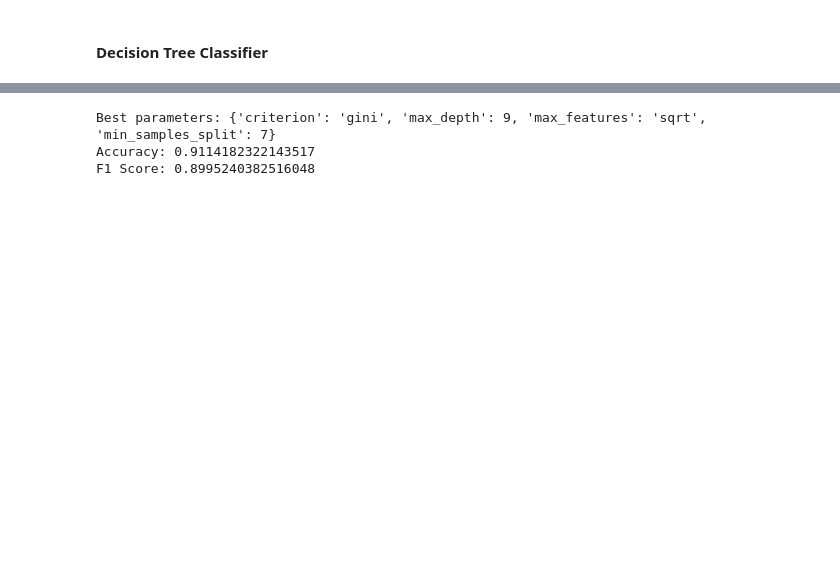
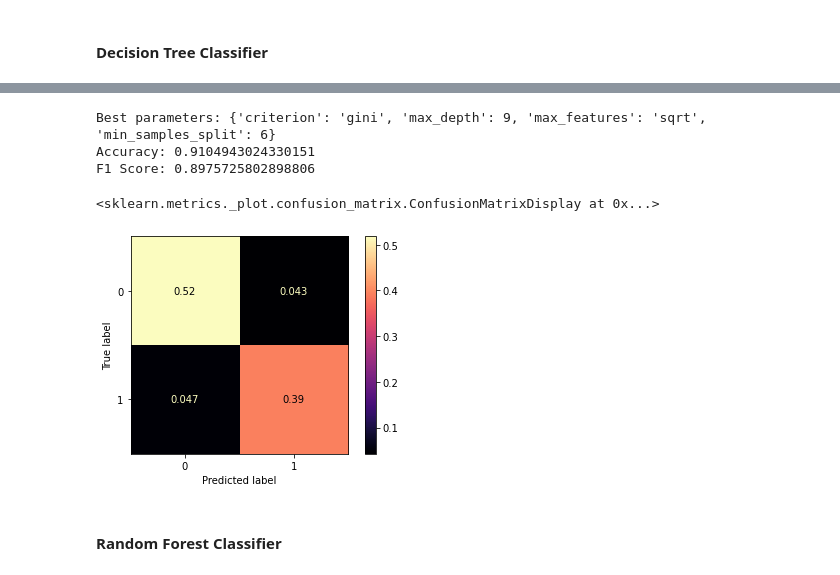
Before and after one commit to Dogecat0/kaggle_projects, a Jupyter notebook: kaggle_airline_passenger_satisfaction/airline_passenger_satisfaction_analysis.ipynb, the cells around one changed output, grey strips where cells are left out. Drawn from its saved outputs; the diff is of its cells as text; code cells hidden in the pictures; blank space fills up the shorter version.

```diff
--- a/kaggle_airline_passenger_satisfaction/airline_passenger_satisfaction_analysis.ipynb
+++ b/kaggle_airline_passenger_satisfaction/airline_passenger_satisfaction_analysis.ipynb
@@ -420,9 +435,14 @@ GridSearchCV(cv=5, estimator=DecisionTreeClassifier(), n_jobs=-1,
              verbose=1)
 # %%
 print('Best parameters:', gst.best_params_)
-print('Accuracy:', metrics.accuracy_score(y_test, gst.predict(x_test)))
-print('F1 Score:', metrics.f1_score(y_test, gst.predict(x_test)))
+print('Accuracy:', metrics.accuracy_score(y_test, gst.predict(X_test)))
+print('F1 Score:', metrics.f1_score(y_test, gst.predict(X_test)))
+metrics.plot_confusion_matrix(gst, X_test, y_test,cmap=plt.cm.magma, normalize = 'all')
 # %% [output]
-Best parameters: {'criterion': 'gini', 'max_depth': 9, 'max_features': 'sqrt', 'min_samples_split': 7}
-Accuracy: 0.9114182322143517
-F1 Score: 0.8995240382516048
+Best parameters: {'criterion': 'gini', 'max_depth': 9, 'max_features': 'sqrt', 'min_samples_split': 6}
+Accuracy: 0.9104943024330151
+F1 Score: 0.8975725802898806
+<sklearn.metrics._plot.confusion_matrix.ConfusionMatrixDisplay at 0x...>
+[figure, added]
+# %% [markdown]
+#### Random Forest Classifier
```
Also changed, not shown: parts of 18 cells of this notebook, 1 other file.
